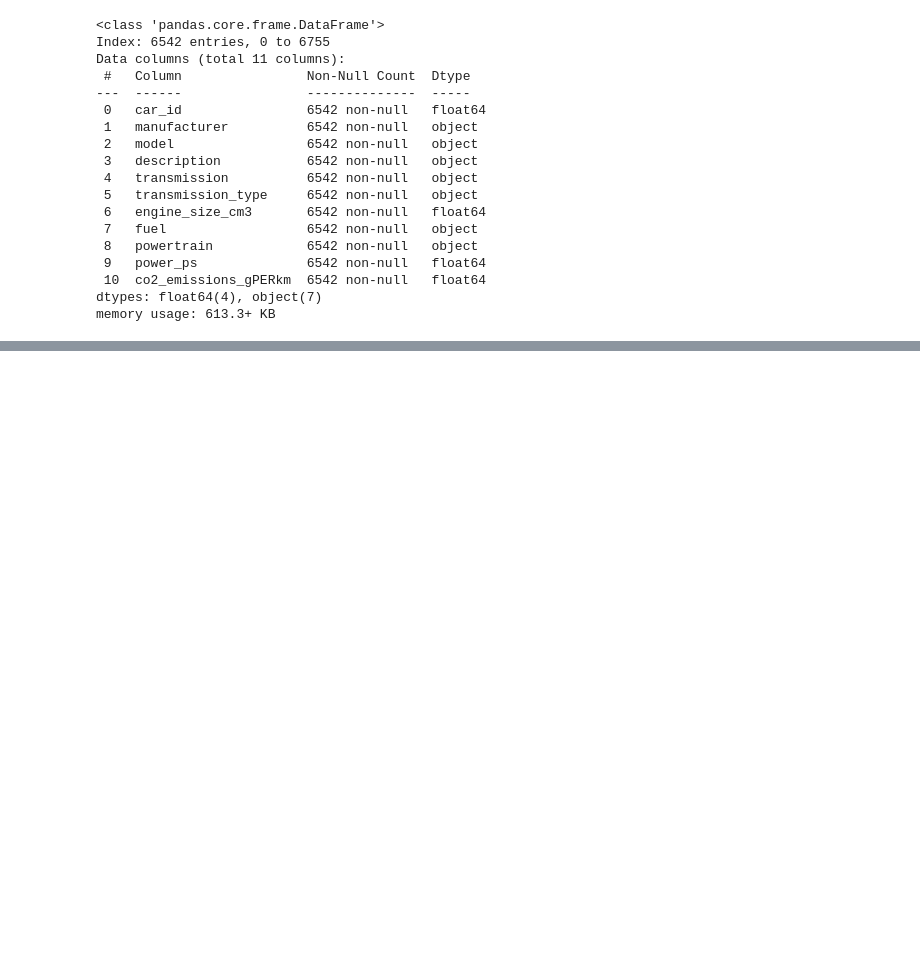
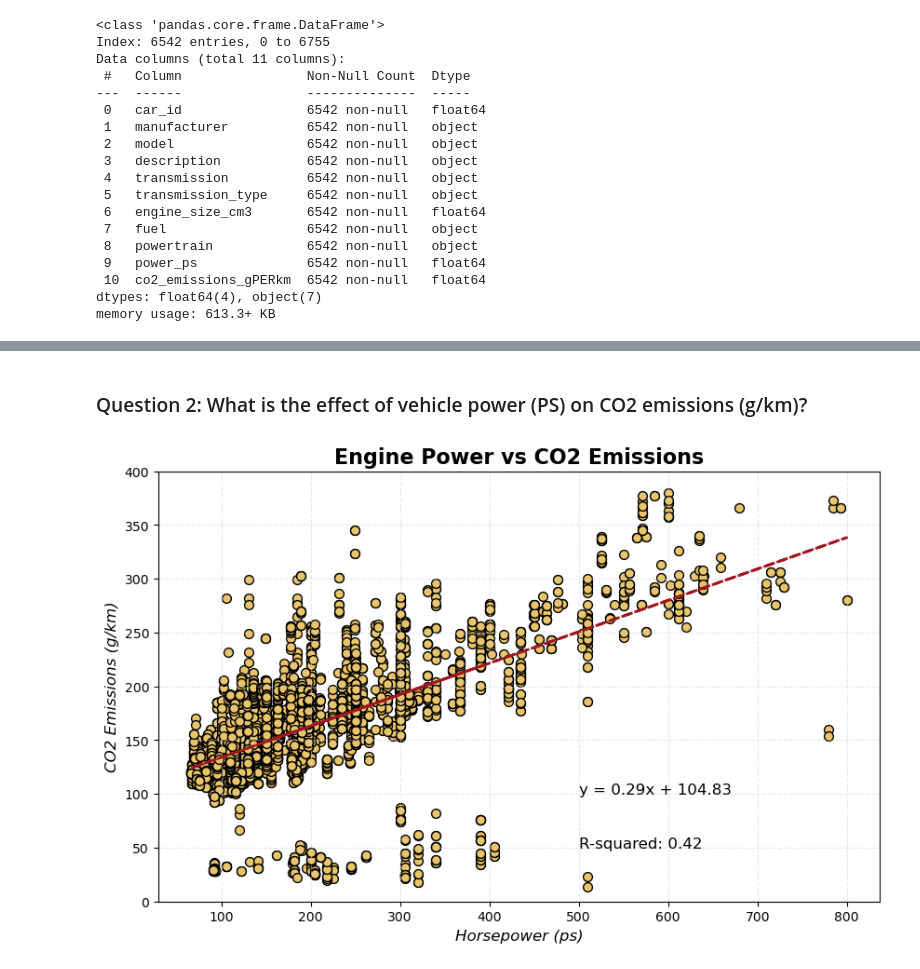
Before and after one commit to TheBoognish138/project_1_group_06, a Jupyter notebook: Gunelq/vehicle_emissions_EDA_Gunelq.ipynb, the cells around one changed output, grey strips where cells are left out. Saved outputs shown, nothing was run; the diff lists cells and outputs as text; code cells hidden in the pictures; blank space fills up the shorter version.

```diff
--- a/Gunelq/vehicle_emissions_EDA_Gunelq.ipynb
+++ b/Gunelq/vehicle_emissions_EDA_Gunelq.ipynb
@@ -136,0 +202,36 @@ memory usage: 613.3+ KB
+# %% [markdown]
+### Question 2: What is the effect of vehicle power (PS) on CO2 emissions (g/km)?
+# %%
+# Define x and y values
+x_values = df_emissions_clean.power_ps
+y_values = df_emissions_clean.co2_emissions_gPERkm
+
+# Calculate the line
+(slope, intercept, rvalue, pvalue, stderr) = linregress(x_values, y_values)
+regress_values = x_values * slope + intercept
+line_eq = f"y = {round(slope, 2)}x + {round(intercept, 2)}"
+
+# Create a new plot
+plt.figure(figsize=(10, 6))
+
+# Scatter plot with customizations
+plt.scatter(x_values, y_values, color="#e9c46a", edgecolor="black", marker="o", s=50)
+plt.plot(x_values, regress_values, color="#A31621", linestyle="--", linewidth=2)
+
+# Customizations
+plt.xlabel("Horsepower (ps)", fontsize=12, fontstyle="italic")
+plt.ylabel("CO2 Emissions (g/km)", fontsize=12, fontstyle="italic")
+plt.title("Engine Power vs CO2 Emissions", fontweight="bold", fontsize=16)
+plt.grid(color="lightgrey", linestyle="--", alpha=0.5)
+plt.ylim(0, 400)
+
+# Annotate the line equation
+plt.annotate(line_eq, (500, 100), fontsize=12, color="black")
+
+# Display the R-squared value
+plt.text(500, 50, f"R-squared: {rvalue**2:.2f}", fontsize=12, color="black")
+
+# Show the plot
+plt.show()
+# %% [output]
+[figure, added]
```
Also changed, not shown: parts of 8 cells of this notebook, 1 other file.
